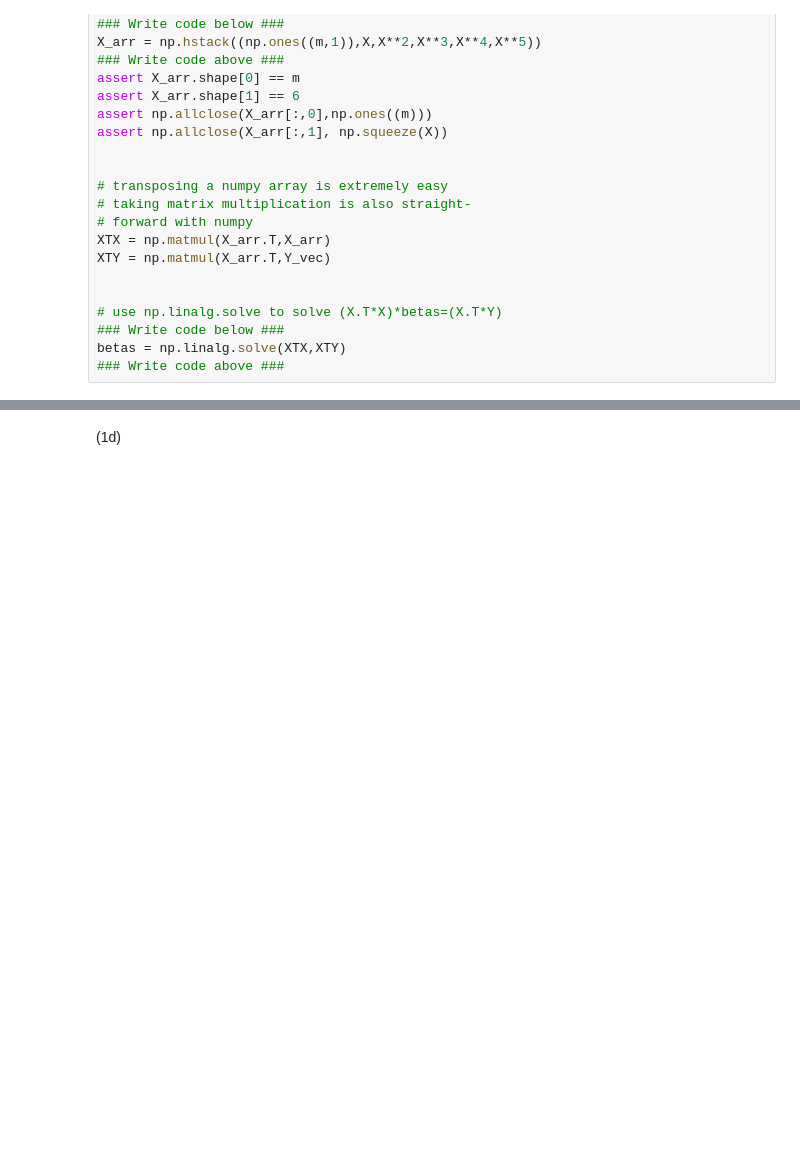
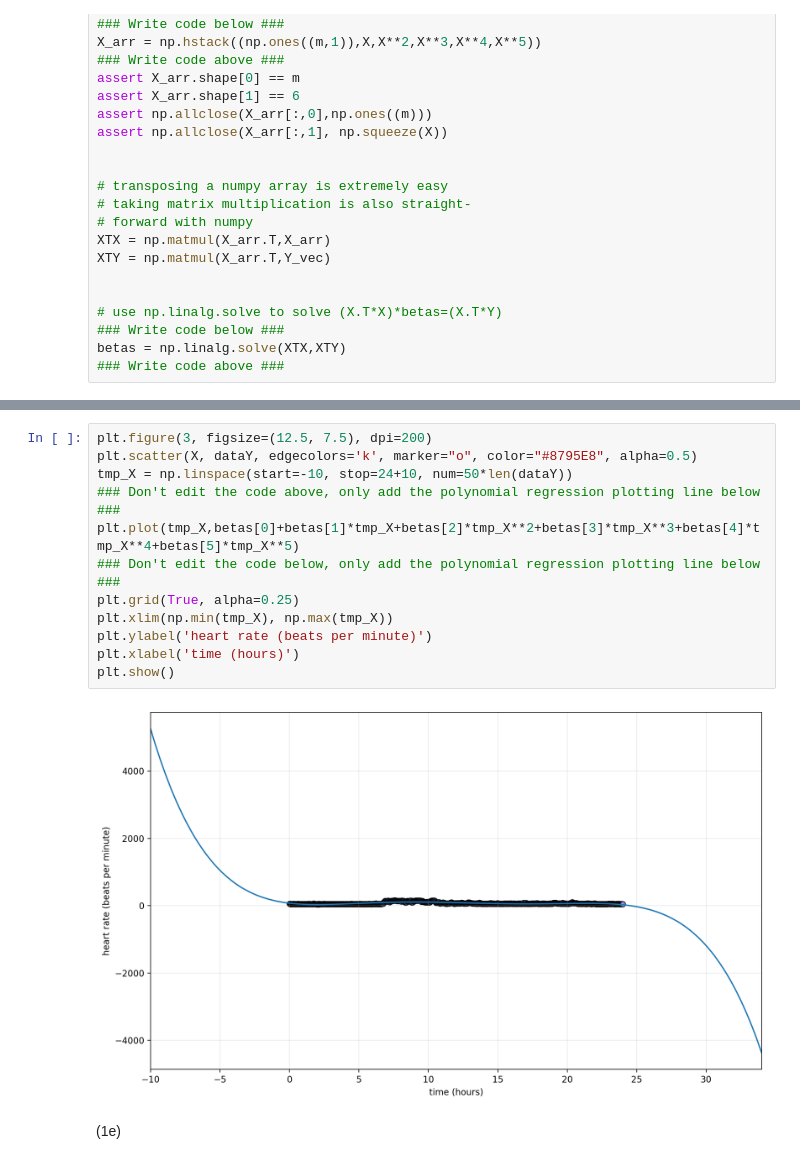
Before and after one commit to shak360/Lab-Training, a Jupyter notebook: Module_2_Python-ML/Assignment_4/svisagan/Assignment_4.ipynb, the cells around one changed output, grey strips where cells are left out. Cells and saved outputs as stored; diff of their text form; blank space fills up the shorter version.

```diff
--- a/Module_2_Python-ML/Assignment_4/svisagan/Assignment_4.ipynb
+++ b/Module_2_Python-ML/Assignment_4/svisagan/Assignment_4.ipynb
@@ -106,2 +110,16 @@ plt.show()
+# %%
+plt.figure(3, figsize=(12.5, 7.5), dpi=200)
+plt.scatter(X, dataY, edgecolors='k', marker="o", color="#8795E8", alpha=0.5)
+tmp_X = np.linspace(start=-10, stop=24+10, num=50*len(dataY))
+### Don't edit the code above, only add the polynomial regression plotting line below ###
+plt.plot(tmp_X,betas[0]+betas[1]*tmp_X+betas[2]*tmp_X**2+betas[3]*tmp_X**3+betas[4]*tmp_X**4+betas[5]*tmp_X**5)
+### Don't edit the code below, only add the polynomial regression plotting line below ###
+plt.grid(True, alpha=0.25)
+plt.xlim(np.min(tmp_X), np.max(tmp_X))
+plt.ylabel('heart rate (beats per minute)')
+plt.xlabel('time (hours)')
+plt.show()
+# %% [output]
+[figure, added]
 # %% [markdown]
-(1d)
+(1e)
```
Also changed, not shown: parts of 2 cells of this notebook.
